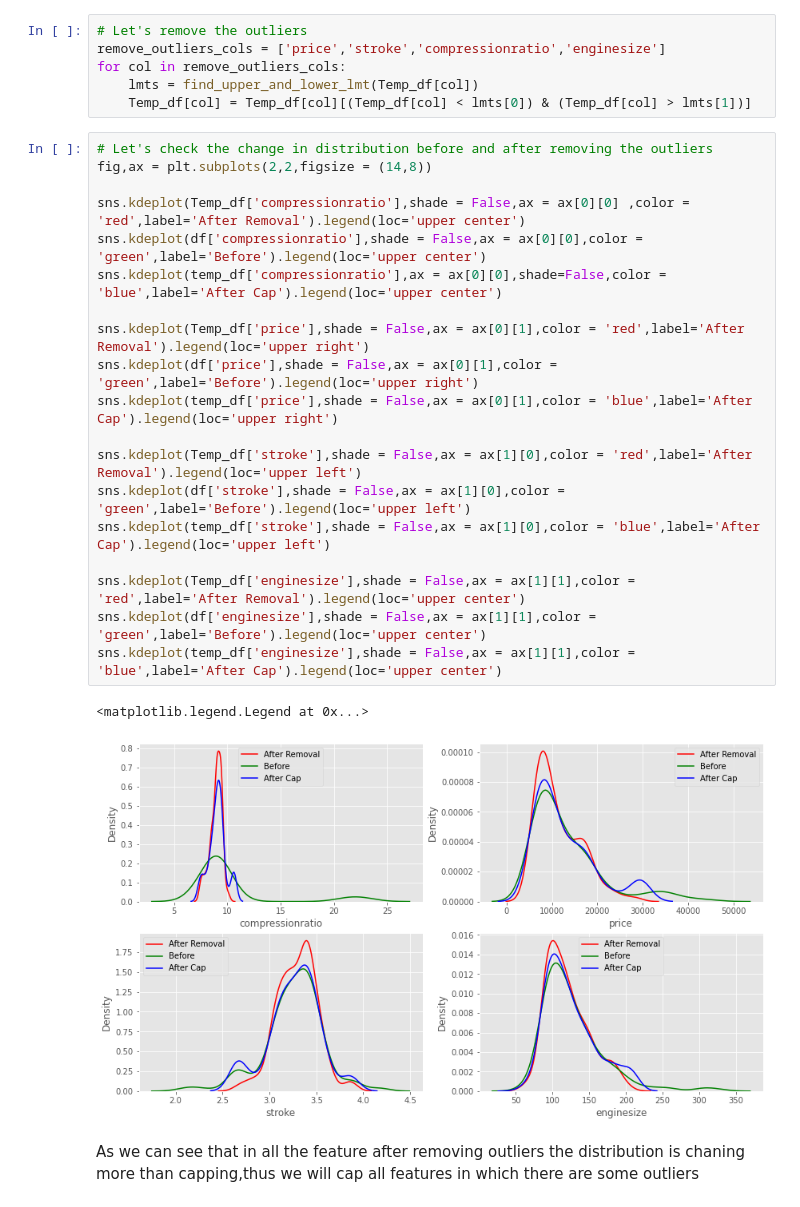
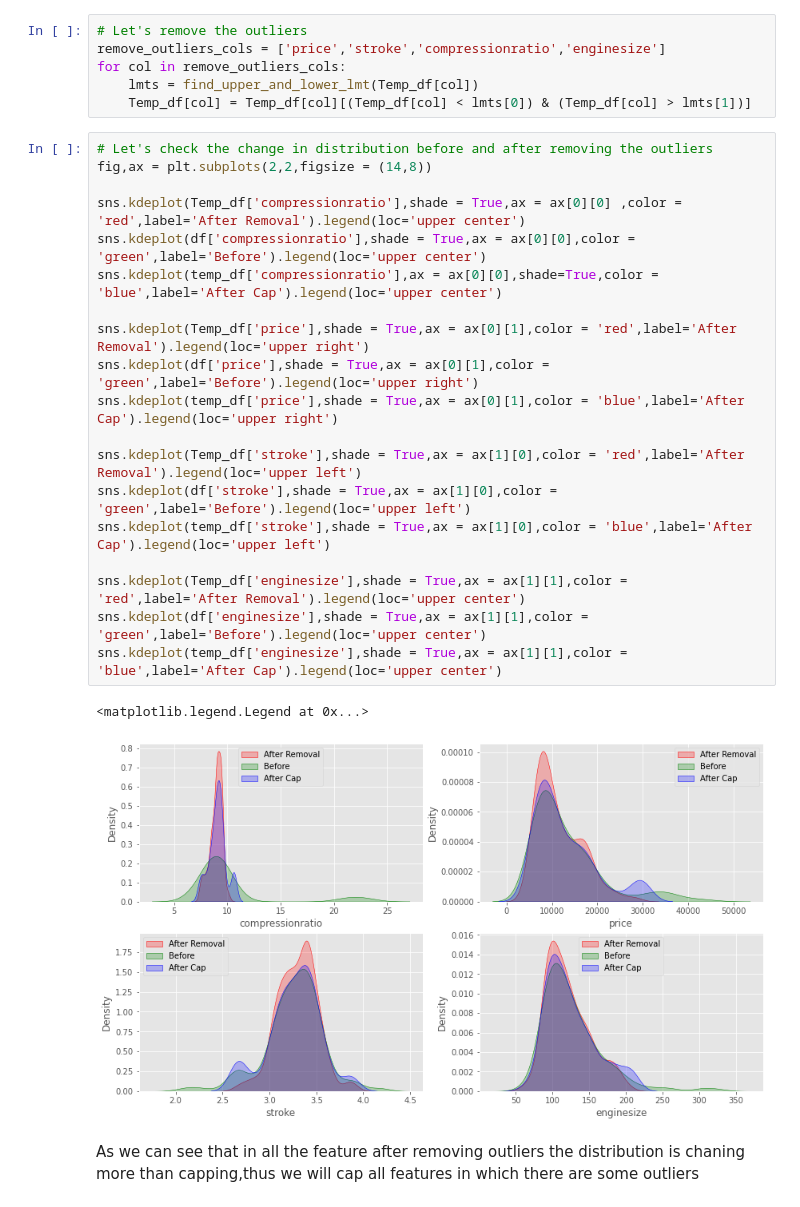
Before and after one commit to yuvraaj2002/Old_projects, a Jupyter notebook: car_price_prediction/Car_code.ipynb, the cells around one changed output. Saved outputs shown, nothing was run; the diff lists cells and outputs as text.

```diff
--- a/car_price_prediction/Car_code.ipynb
+++ b/car_price_prediction/Car_code.ipynb
@@ -256,25 +259,25 @@ for col in remove_outliers_cols:
 # %%
 # Let's check the change in distribution before and after removing the outliers
 fig,ax = plt.subplots(2,2,figsize = (14,8))
 
-sns.kdeplot(Temp_df['compressionratio'],shade = False,ax = ax[0][0] ,color = 'red',label='After Removal').legend(loc='upper center')
-sns.kdeplot(df['compressionratio'],shade = False,ax = ax[0][0],color = 'green',label='Before').legend(loc='upper center')
-sns.kdeplot(temp_df['compressionratio'],ax = ax[0][0],shade=False,color = 'blue',label='After Cap').legend(loc='upper center')
+sns.kdeplot(Temp_df['compressionratio'],shade = True,ax = ax[0][0] ,color = 'red',label='After Removal').legend(loc='upper center')
+sns.kdeplot(df['compressionratio'],shade = True,ax = ax[0][0],color = 'green',label='Before').legend(loc='upper center')
+sns.kdeplot(temp_df['compressionratio'],ax = ax[0][0],shade=True,color = 'blue',label='After Cap').legend(loc='upper center')
 
-sns.kdeplot(Temp_df['price'],shade = False,ax = ax[0][1],color = 'red',label='After Removal').legend(loc='upper right')
-sns.kdeplot(df['price'],shade = False,ax = ax[0][1],color = 'green',label='Before').legend(loc='upper right')
-sns.kdeplot(temp_df['price'],shade = False,ax = ax[0][1],color = 'blue',label='After Cap').legend(loc='upper right')
+sns.kdeplot(Temp_df['price'],shade = True,ax = ax[0][1],color = 'red',label='After Removal').legend(loc='upper right')
+sns.kdeplot(df['price'],shade = True,ax = ax[0][1],color = 'green',label='Before').legend(loc='upper right')
+sns.kdeplot(temp_df['price'],shade = True,ax = ax[0][1],color = 'blue',label='After Cap').legend(loc='upper right')
 
-sns.kdeplot(Temp_df['stroke'],shade = False,ax = ax[1][0],color = 'red',label='After Removal').legend(loc='upper left')
-sns.kdeplot(df['stroke'],shade = False,ax = ax[1][0],color = 'green',label='Before').legend(loc='upper left')
-sns.kdeplot(temp_df['stroke'],shade = False,ax = ax[1][0],color = 'blue',label='After Cap').legend(loc='upper left')
+sns.kdeplot(Temp_df['stroke'],shade = True,ax = ax[1][0],color = 'red',label='After Removal').legend(loc='upper left')
+sns.kdeplot(df['stroke'],shade = True,ax = ax[1][0],color = 'green',label='Before').legend(loc='upper left')
+sns.kdeplot(temp_df['stroke'],shade = True,ax = ax[1][0],color = 'blue',label='After Cap').legend(loc='upper left')
 
-sns.kdeplot(Temp_df['enginesize'],shade = False,ax = ax[1][1],color = 'red',label='After Removal').legend(loc='upper center')
-sns.kdeplot(df['enginesize'],shade = False,ax = ax[1][1],color = 'green',label='Before').legend(loc='upper center')
-sns.kdeplot(temp_df['enginesize'],shade = False,ax = ax[1][1],color = 'blue',label='After Cap').legend(loc='upper center')
+sns.kdeplot(Temp_df['enginesize'],shade = True,ax = ax[1][1],color = 'red',label='After Removal').legend(loc='upper center')
+sns.kdeplot(df['enginesize'],shade = True,ax = ax[1][1],color = 'green',label='Before').legend(loc='upper center')
+sns.kdeplot(temp_df['enginesize'],shade = True,ax = ax[1][1],color = 'blue',label='After Cap').legend(loc='upper center')
 # %% [output]
 <matplotlib.legend.Legend at 0x...>
-[figure, old version]
+[figure, new version]
 # %% [markdown]
 As we can see that in all the feature after removing outliers the distribution is chaning more than capping,thus we will cap all features in which there are some outliers
 # %%
```
Also changed, not shown: parts of 25 cells of this notebook.
